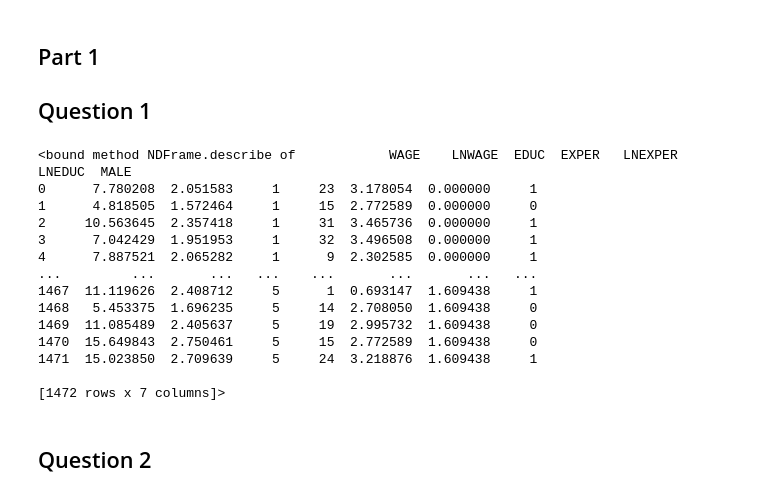
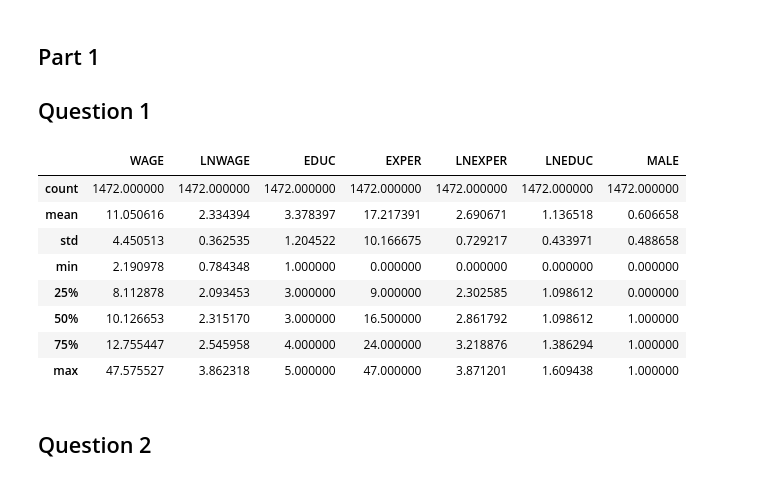
Before and after one commit to tristan-bailly/Econometrics_HW1, a Jupyter notebook: Homework_1_DSBA.ipynb, the cells around one changed output. Cells and saved outputs as stored; diff of their text form; code cells hidden in the pictures.

```diff
--- a/Homework_1_DSBA.ipynb
+++ b/Homework_1_DSBA.ipynb
@@ -65,22 +72,17 @@ Part C
 ## Part 1
 ## Question 1
 # %%
-data.describe
+data.describe()
 # %% [output]
-<bound method NDFrame.describe of            WAGE    LNWAGE  EDUC  EXPER   LNEXPER    LNEDUC  MALE
-0      7.780208  2.051583     1     23  3.178054  0.000000     1
-1      4.818505  1.572464     1     15  2.772589  0.000000     0
-2     10.563645  2.357418     1     31  3.465736  0.000000     1
-3      7.042429  1.951953     1     32  3.496508  0.000000     1
-4      7.887521  2.065282     1      9  2.302585  0.000000     1
-...         ...       ...   ...    ...       ...       ...   ...
-1467  11.119626  2.408712     5      1  0.693147  1.609438     1
-1468   5.453375  1.696235     5     14  2.708050  1.609438     0
-1469  11.085489  2.405637     5     19  2.995732  1.609438     0
-1470  15.649843  2.750461     5     15  2.772589  1.609438     0
-1471  15.023850  2.709639     5     24  3.218876  1.609438     1
-
-[1472 rows x 7 columns]>
+|  | WAGE | LNWAGE | EDUC | EXPER | LNEXPER | LNEDUC | MALE |
+| count | 1472.000000 | 1472.000000 | 1472.000000 | 1472.000000 | 1472.000000 | 1472.000000 | 1472.000000 |
+| mean | 11.050616 | 2.334394 | 3.378397 | 17.217391 | 2.690671 | 1.136518 | 0.606658 |
+| std | 4.450513 | 0.362535 | 1.204522 | 10.166675 | 0.729217 | 0.433971 | 0.488658 |
+| min | 2.190978 | 0.784348 | 1.000000 | 0.000000 | 0.000000 | 0.000000 | 0.000000 |
+| 25% | 8.112878 | 2.093453 | 3.000000 | 9.000000 | 2.302585 | 1.098612 | 0.000000 |
+| 50% | 10.126653 | 2.315170 | 3.000000 | 16.500000 | 2.861792 | 1.098612 | 1.000000 |
+| 75% | 12.755447 | 2.545958 | 4.000000 | 24.000000 | 3.218876 | 1.386294 | 1.000000 |
+| max | 47.575527 | 3.862318 | 5.000000 | 47.000000 | 3.871201 | 1.609438 | 1.000000 |
 # %% [markdown]
 ## Question 2
 # %%
```
Also changed, not shown: parts of 18 cells of this notebook.
